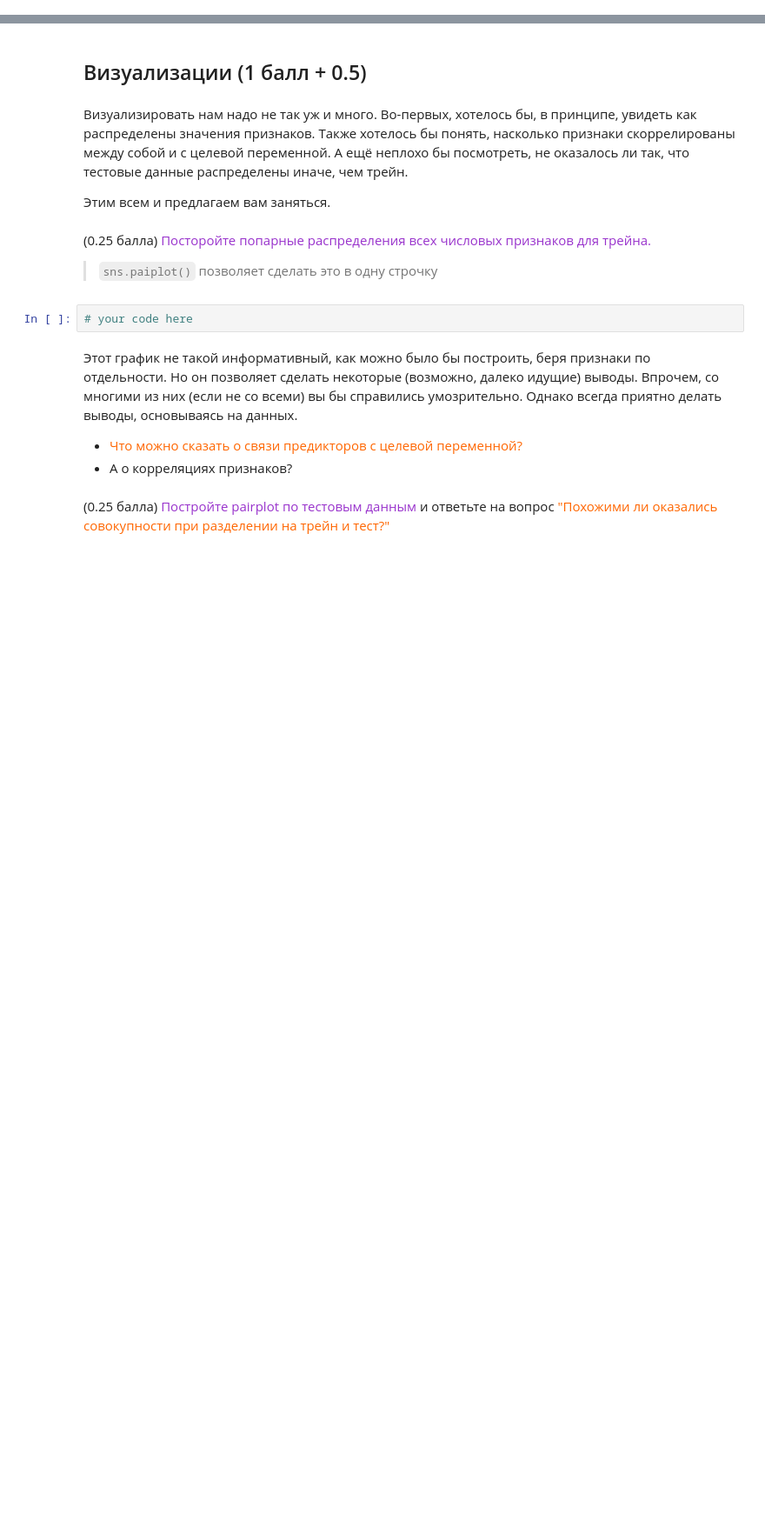
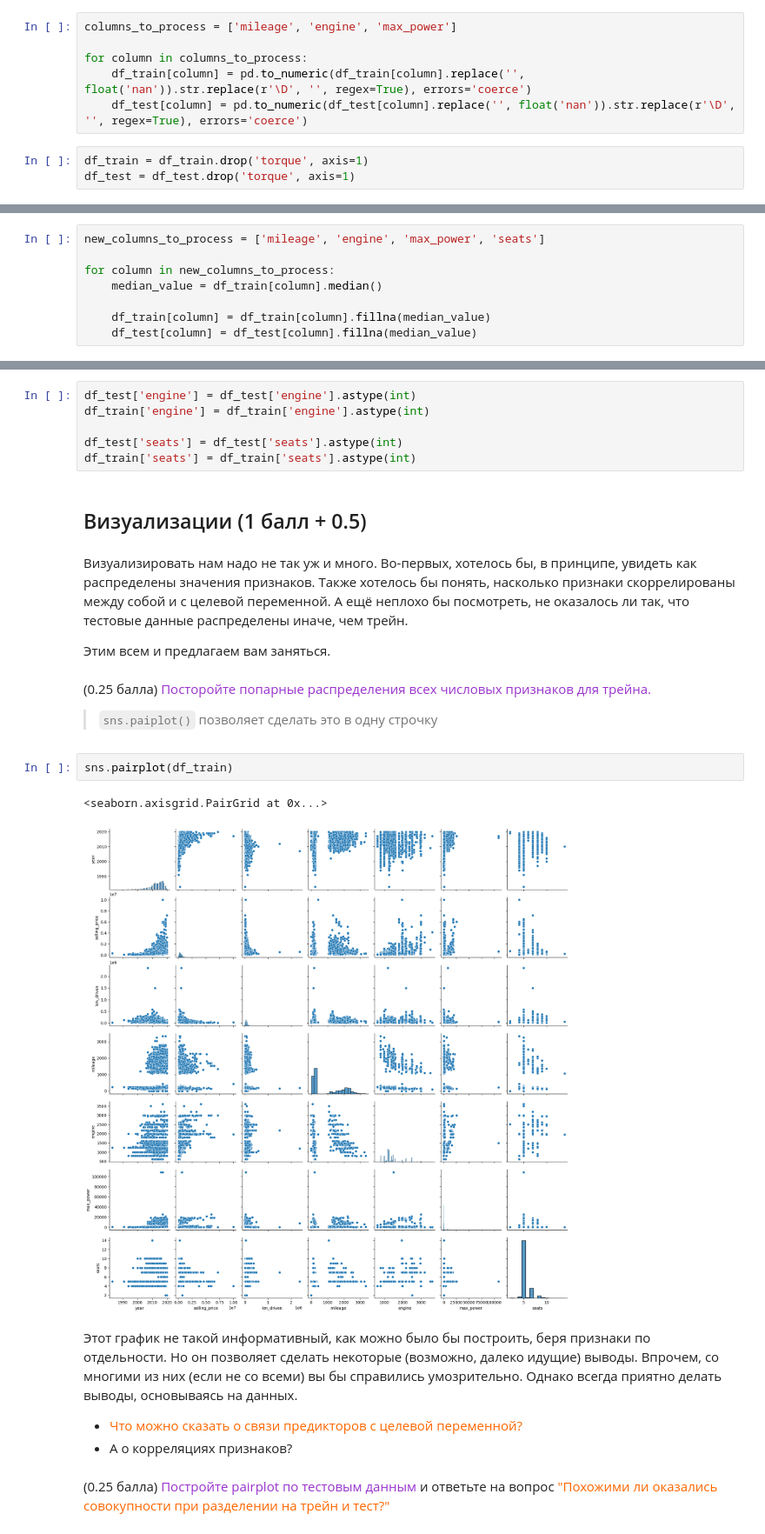
Before and after one commit to kosarenok/master_machine_learning, a Jupyter notebook: HW1_Regression_with_inference.ipynb, the cells around one changed output, grey strips where cells are left out. Shown at 87% size. Saved outputs shown, nothing was run; the diff lists cells and outputs as text; blank space fills up the shorter version.

```diff
--- a/HW1_Regression_with_inference.ipynb
+++ b/HW1_Regression_with_inference.ipynb
@@ -93,3 +208,12 @@ assert df_train.shape == (5840, 13)
+# %%
+columns_to_process = ['mileage', 'engine', 'max_power']
+
+for column in columns_to_process:
+    df_train[column] = pd.to_numeric(df_train[column].replace('', float('nan')).str.replace(r'\D', '', regex=True), errors='coerce')
+    df_test[column] = pd.to_numeric(df_test[column].replace('', float('nan')).str.replace(r'\D', '', regex=True), errors='coerce')
+# %%
+df_train = df_train.drop('torque', axis=1)
+df_test = df_test.drop('torque', axis=1)
 # %% [markdown]
 (0.15 балла) <font color='#9933CC'>Заполните пропуски в столбцах медианами. Убедитесь, что после заполнения пропусков не осталось</font>
 
@@ -98,0 +243,8 @@ assert df_train.shape == (5840, 13)
+# %%
+new_columns_to_process = ['mileage', 'engine', 'max_power', 'seats']
+
+for column in new_columns_to_process:
+    median_value = df_train[column].median()
+
+    df_train[column] = df_train[column].fillna(median_value)
+    df_test[column] = df_test[column].fillna(median_value)
@@ -111,3 +292,9 @@ print("<Место для ответа на вопрос про seats>")
+# %%
+df_test['engine'] = df_test['engine'].astype(int)
+df_train['engine'] = df_train['engine'].astype(int)
+
+df_test['seats'] = df_test['seats'].astype(int)
+df_train['seats'] = df_train['seats'].astype(int)
 # %% [markdown]
 ## Визуализации (1 балл + 0.5)
 # %% [markdown]
@@ -118,8 +305,11 @@ print("<Место для ответа на вопрос про seats>")
 (0.25 балла) <font color='#9933CC'>Посторойте попарные распределения всех числовых признаков для трейна.</font>
 
 > ``sns.paiplot()`` позволяет сделать это в одну строчку
-# %%
-# your code here
+# %%
+sns.pairplot(df_train)
+# %% [output]
+<seaborn.axisgrid.PairGrid at 0x...>
+[figure, added]
 # %% [markdown]
 Этот график не такой информативный, как можно было бы построить, беря признаки по отдельности. Но он позволяет сделать некоторые (возможно, далеко идущие) выводы. Впрочем, со многими из них (если не со всеми) вы бы справились умозрительно. Однако всегда приятно делать выводы, основываясь на данных.
 
```
Also changed, not shown: parts of 60 cells of this notebook, 1 other file.
